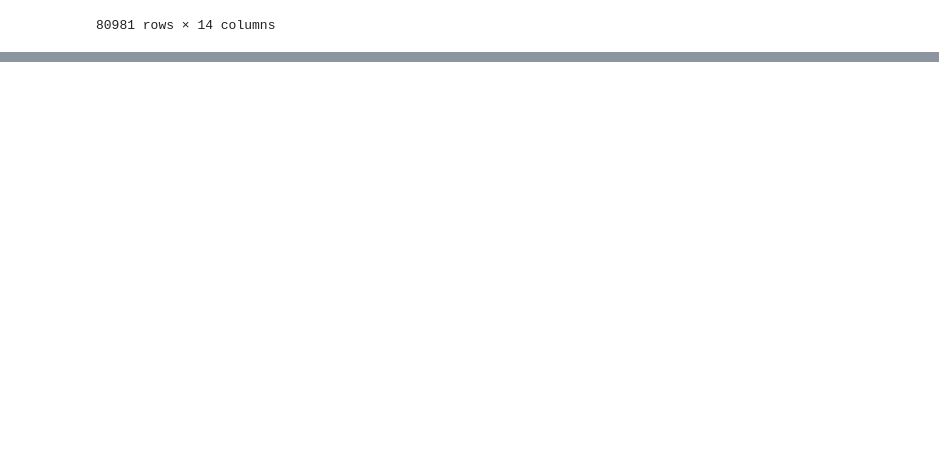
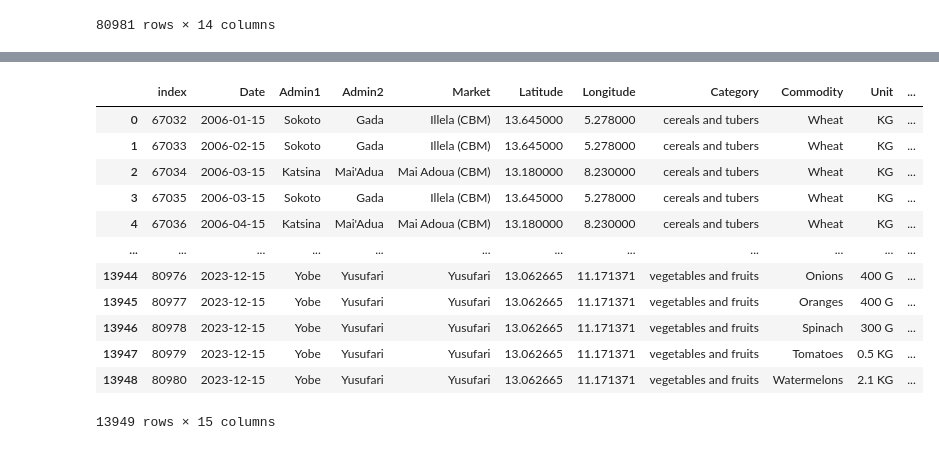
Before and after one commit to Bharadwaj-Sathya/AI, a Jupyter notebook: MachineLearning/SupervisedLearning/Regression/MultipleLinearRegression/Project/MultipleLinearRegressin.ipynb, the cells around one changed output, grey strips where cells are left out. Saved outputs shown, nothing was run; the diff lists cells and outputs as text; code cells hidden in the pictures; blank space fills up the shorter version.

```diff
--- a/MachineLearning/SupervisedLearning/Regression/MultipleLinearRegression/Project/MultipleLinearRegressin.ipynb
+++ b/MachineLearning/SupervisedLearning/Regression/MultipleLinearRegression/Project/MultipleLinearRegressin.ipynb
@@ -174,0 +200,18 @@ Name: 80976, dtype: object
+# %%
+# The Price Flag column has forecast
+test_data = data[data['Price Flag'] == 'forecast'].reset_index()
+test_data
+# %% [output]
+|  | index | Date | Admin1 | Admin2 | Market | Latitude | Longitude | Category | Commodity | Unit | ... |
+| 0 | 67032 | 2006-01-15 | Sokoto | Gada | Illela (CBM) | 13.645000 | 5.278000 | cereals and tubers | Wheat | KG | ... |
+| 1 | 67033 | 2006-02-15 | Sokoto | Gada | Illela (CBM) | 13.645000 | 5.278000 | cereals and tubers | Wheat | KG | ... |
+| 2 | 67034 | 2006-03-15 | Katsina | Mai'Adua | Mai Adoua (CBM) | 13.180000 | 8.230000 | cereals and tubers | Wheat | KG | ... |
+| 3 | 67035 | 2006-03-15 | Sokoto | Gada | Illela (CBM) | 13.645000 | 5.278000 | cereals and tubers | Wheat | KG | ... |
+| 4 | 67036 | 2006-04-15 | Katsina | Mai'Adua | Mai Adoua (CBM) | 13.180000 | 8.230000 | cereals and tubers | Wheat | KG | ... |
+| ... | ... | ... | ... | ... | ... | ... | ... | ... | ... | ... | ... |
+| 13944 | 80976 | 2023-12-15 | Yobe | Yusufari | Yusufari | 13.062665 | 11.171371 | vegetables and fruits | Onions | 400 G | ... |
+| 13945 | 80977 | 2023-12-15 | Yobe | Yusufari | Yusufari | 13.062665 | 11.171371 | vegetables and fruits | Oranges | 400 G | ... |
+| 13946 | 80978 | 2023-12-15 | Yobe | Yusufari | Yusufari | 13.062665 | 11.171371 | vegetables and fruits | Spinach | 300 G | ... |
+| 13947 | 80979 | 2023-12-15 | Yobe | Yusufari | Yusufari | 13.062665 | 11.171371 | vegetables and fruits | Tomatoes | 0.5 KG | ... |
+| 13948 | 80980 | 2023-12-15 | Yobe | Yusufari | Yusufari | 13.062665 | 11.171371 | vegetables and fruits | Watermelons | 2.1 KG | ... |
+13949 rows × 15 columns
```
Also changed, not shown: parts of 11 cells of this notebook.
